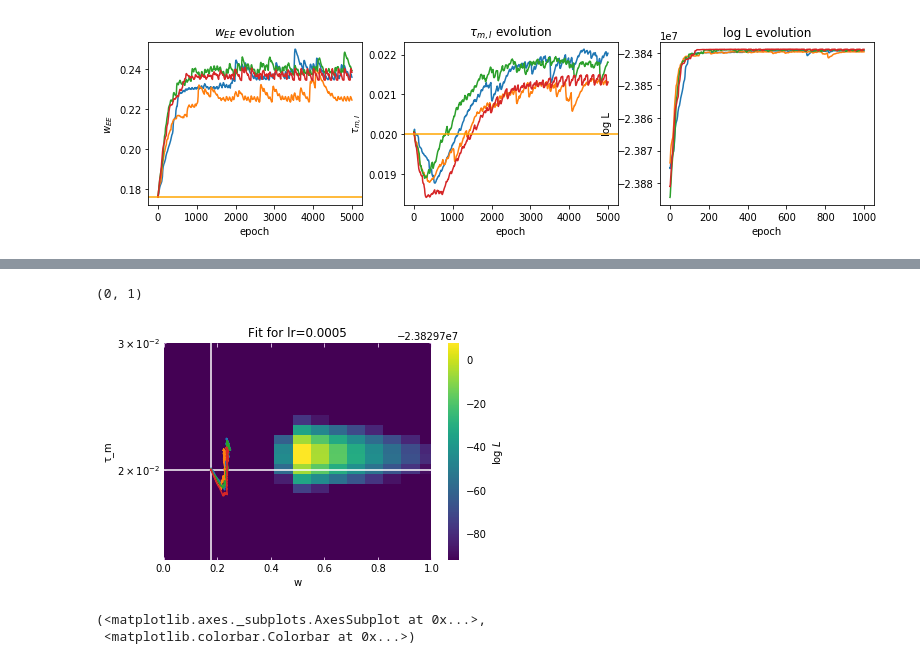
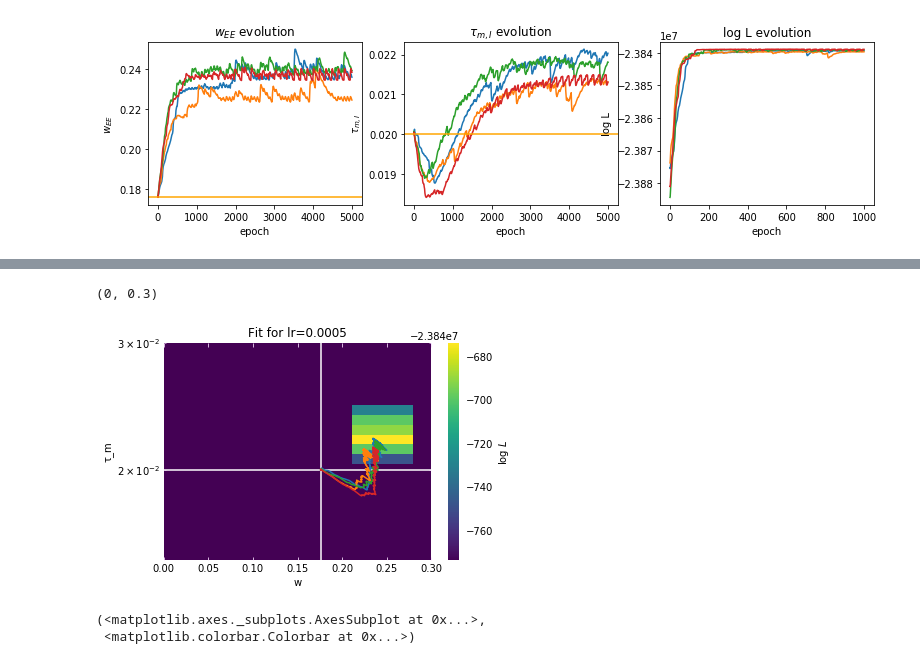
Before and after one commit to mackelab/mesoGIF, a Jupyter notebook: Fits.ipynb, the cells around one changed output, grey strips where cells are left out. Cells and saved outputs as stored; diff of their text form; code cells hidden in the pictures.

```diff
--- a/Fits.ipynb
+++ b/Fits.ipynb
@@ -118,0 +128,11 @@ sgds = {key: gd.SGD(mfmodelT.loglikelihood, mfmodelT, 'adam',
+# %%
+basedir = "data/short_adap/fits/random_init/"
+# %%
+filenames = []
+for key in keys_initrnd:
+    suffix = "" if key.repeat is None else "_" + str(key.repeat)
+    filenames.append(basedir + "fit_8s_{}lr_{:0>3}batch_{:0>3}seed{}.sir"
+                               .format(str(key.lr)[2:], key.batch, key.seed, suffix))
+
+sgds_initrnd = {key: gd.SGD(mfmodelT.loglikelihood, mfmodelT, 'adam', sgd_file = filename)
+                for key, filename in zip(keys_initrnd, filenames)}
@@ -193,6 +219,6 @@ plot_evol(0.0005, 100)
 logL = HeatMap.from_raw(io.loadraw("data/short_adap/fsgif_sin-input_8s_likelihood_theano.sir"))
 logL.set_floor(logL.max()-100)
 # %%
-for key, sgd in sgds.items():
+for key, sgd in sgds_initrnd.items():
     if key.lr == 0.0005:
-        sgd.verify_transforms()
+        sgd.verify_transforms(trust_automatically=True)
@@ -208,0 +225,20 @@ Press y to confirm that these transforms are not malicious.y
+# %%
+plt.title("Fit for lr=0.0005")
+
+anlz.plot(logL)
+#plt.axvline(sgd.trueparams[mfmodelT.params.w][0,0], color='white', zorder=1)
+#plt.axhline(sgd.trueparams[mfmodelT.params.τ_m][1], color='white', zorder=1)
+
+#logL.set_ceil(logL[0.0:0.3, 0.015:0.03].max())
+#logL.set_floor(logL[0.0:0.3, 0.015:0.03].min())
+
+for key, sgd in sgds_initgt.items():
+    if key.lr == 0.0005:
+        sgd.plot_param_evol_overlay(logL)
+
+for key, sgd in sgds_initrnd.items():
+    if key.lr == 0.0005:
+        sgd.plot_param_evol_overlay(logL)
+
+plt.ylim((0.015, 0.03))
+plt.xlim((0, 1))
@@ -209,18 +248,21 @@ Press y to confirm that these transforms are not malicious.y
 # %%
 plt.title("Fit for lr=0.0005")
 
 anlz.plot(logL)
 for key, sgd in sgds.items():
     if key.lr == 0.0005:
         sgd.plot_param_evol_overlay(logL)
 plt.axvline(sgd.trueparams[mfmodelT.params.w][0,0], color='white', zorder=1)
 plt.axhline(sgd.trueparams[mfmodelT.params.τ_m][1], color='white', zorder=1)
 
+logL.set_ceil(logL[0.0:0.3, 0.015:0.03].max())
+logL.set_floor(logL[0.0:0.3, 0.015:0.03].min())
+
 plt.ylim((0.015, 0.03))
-plt.xlim((0, 1))
+plt.xlim((0, 0.3))
 # %% [output]
-(0, 1)
+(0, 0.3)
-[figure, old version]
+[figure, new version]
 # %%
 anlz.plot(logL)
 # %% [output]
```
Also changed, not shown: parts of 13 cells of this notebook, 4 other files.
